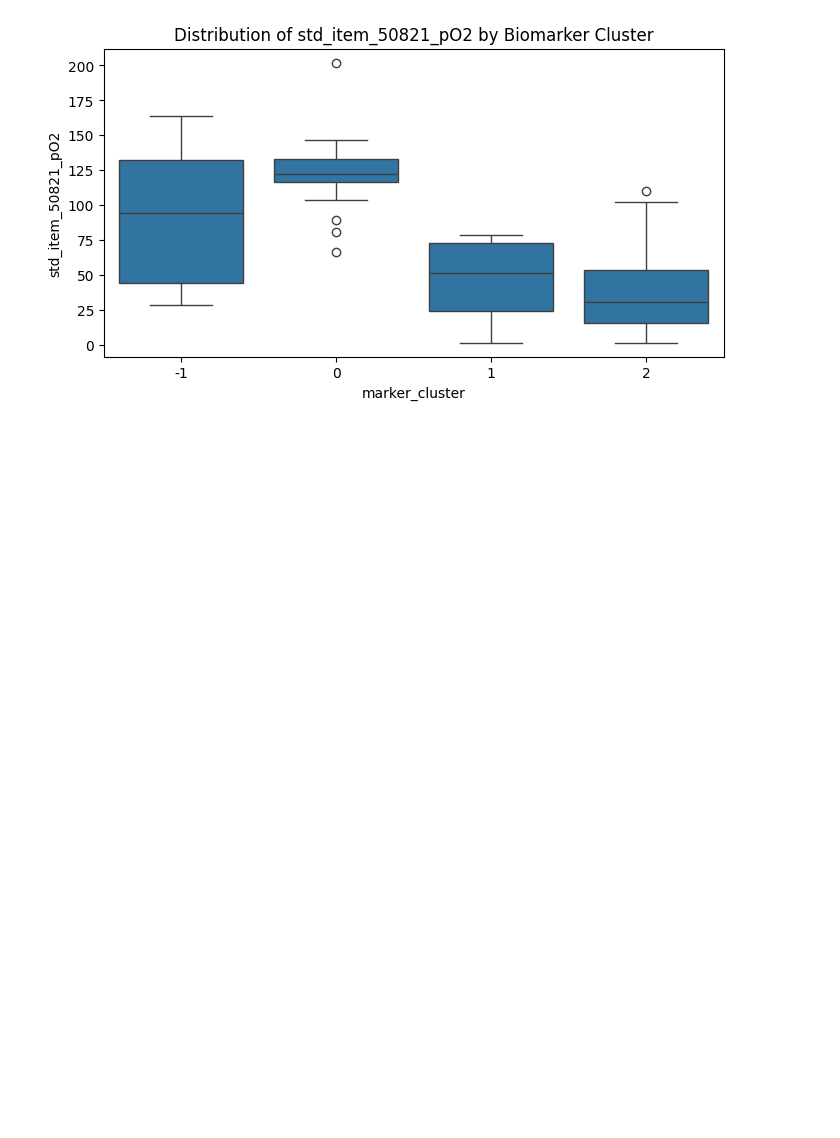
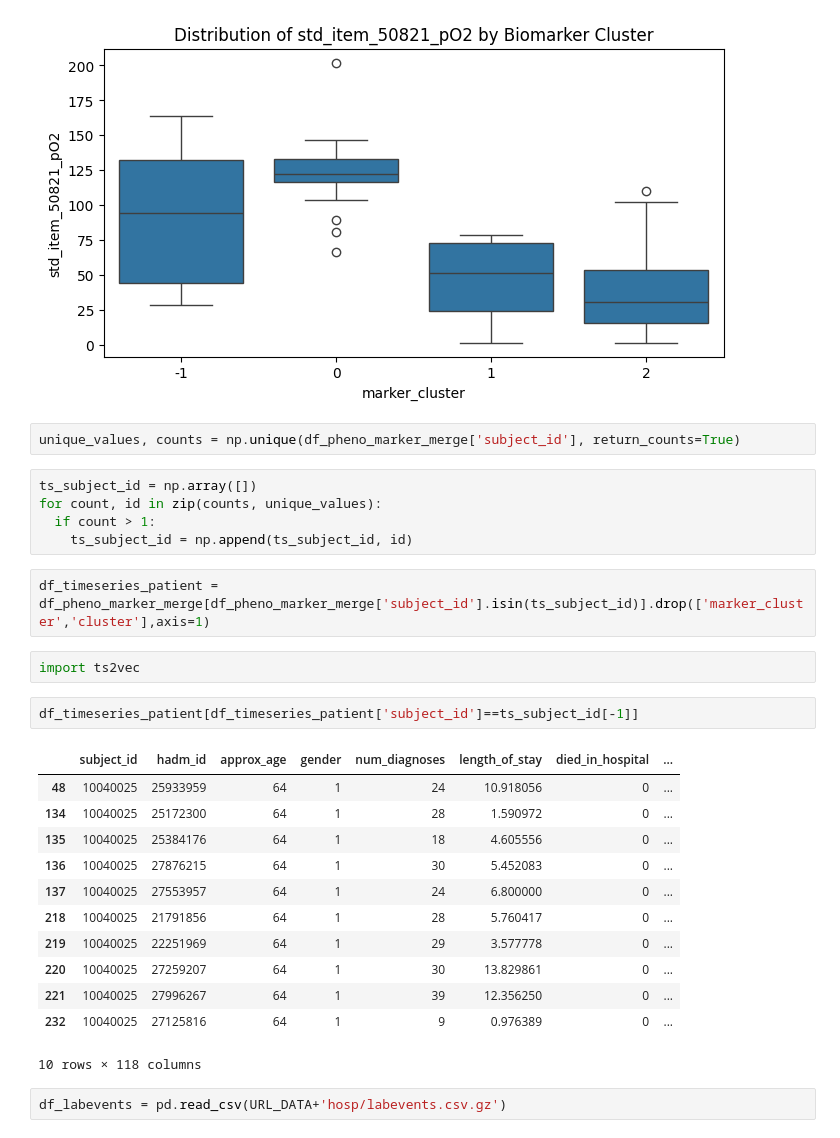
Before and after one commit to Aditya-2204/AI-Discovery-of-Novel-Longitudinal-Disease-Phenotypes-in-Electronic-Health-Records, a Jupyter notebook: marker_stat_pheno_mappings.ipynb, the cells around one changed output. Cells and saved outputs as stored; diff of their text form; blank space fills up the shorter version.

```diff
--- a/marker_stat_pheno_mappings.ipynb
+++ b/marker_stat_pheno_mappings.ipynb
@@ -135,3 +135,31 @@ for feat in top_features:
 [figure]
 [figure]
 [figure]
+# %%
+unique_values, counts = np.unique(df_pheno_marker_merge['subject_id'], return_counts=True)
+# %%
+ts_subject_id = np.array([])
+for count, id in zip(counts, unique_values):
+  if count > 1:
+    ts_subject_id = np.append(ts_subject_id, id)
+# %%
+df_timeseries_patient = df_pheno_marker_merge[df_pheno_marker_merge['subject_id'].isin(ts_subject_id)].drop(['marker_cluster','cluster'],axis=1)
+# %%
+import ts2vec
+# %%
+df_timeseries_patient[df_timeseries_patient['subject_id']==ts_subject_id[-1]]
+# %% [output]
+|  | subject_id | hadm_id | approx_age | gender | num_diagnoses | length_of_stay | died_in_hospital | ... |
+| 48 | 10040025 | 25933959 | 64 | 1 | 24 | 10.918056 | 0 | ... |
+| 134 | 10040025 | 25172300 | 64 | 1 | 28 | 1.590972 | 0 | ... |
+| 135 | 10040025 | 25384176 | 64 | 1 | 18 | 4.605556 | 0 | ... |
+| 136 | 10040025 | 27876215 | 64 | 1 | 30 | 5.452083 | 0 | ... |
+| 137 | 10040025 | 27553957 | 64 | 1 | 24 | 6.800000 | 0 | ... |
+| 218 | 10040025 | 21791856 | 64 | 1 | 28 | 5.760417 | 0 | ... |
+| 219 | 10040025 | 22251969 | 64 | 1 | 29 | 3.577778 | 0 | ... |
+| 220 | 10040025 | 27259207 | 64 | 1 | 30 | 13.829861 | 0 | ... |
+| 221 | 10040025 | 27996267 | 64 | 1 | 39 | 12.356250 | 0 | ... |
+| 232 | 10040025 | 27125816 | 64 | 1 | 9 | 0.976389 | 0 | ... |
+10 rows × 118 columns
+# %%
+df_labevents = pd.read_csv(URL_DATA+'hosp/labevents.csv.gz')
```
Also changed, not shown: parts of 20 cells of this notebook.
